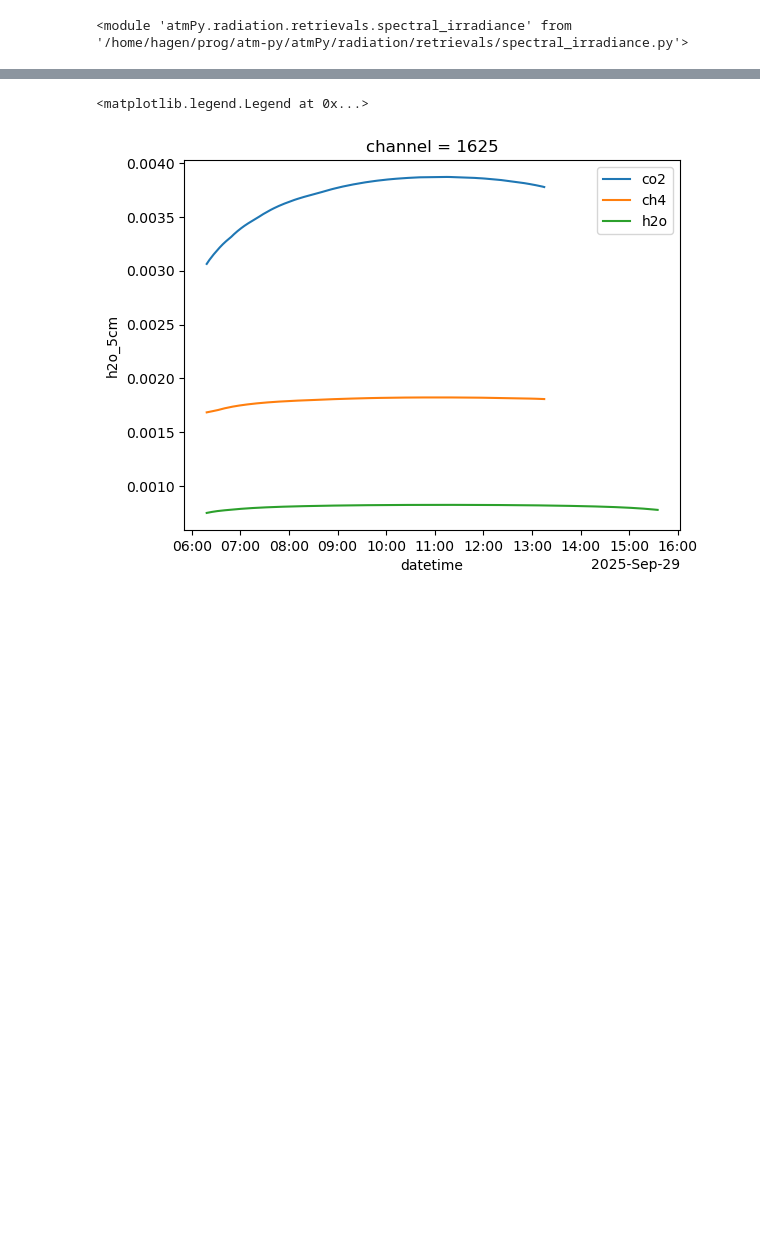
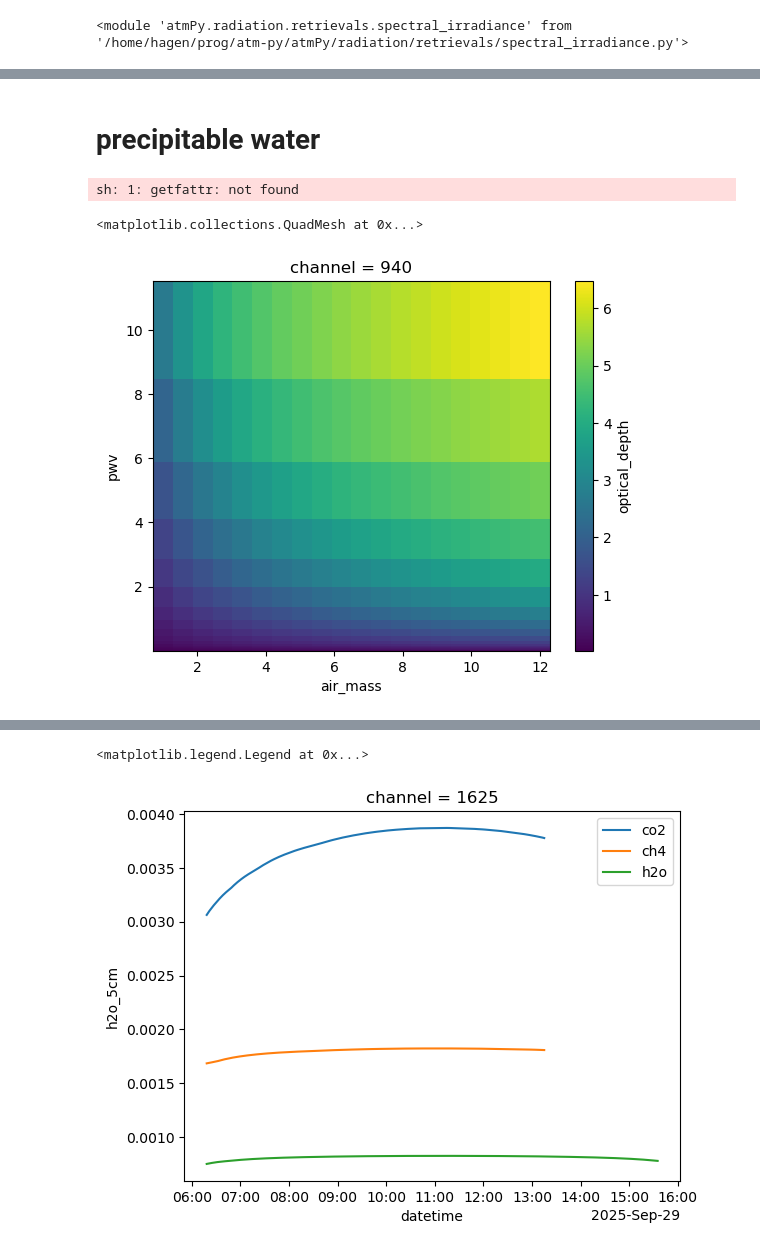
Before and after one commit to HagenTelg/cmpaign_2025_PMOD, a Jupyter notebook: aod_0929.ipynb, the cells around one changed output, grey strips where cells are left out. Saved outputs shown, nothing was run; the diff lists cells and outputs as text; code cells hidden in the pictures; blank space fills up the shorter version.

```diff
--- a/aod_0929.ipynb
+++ b/aod_0929.ipynb
@@ -102,0 +83,12 @@ dni648 = dni
+# %% [markdown]
+# precipitable water
+# %%
+p2pwd_lut = '/home/hagen/projecte/mfrsr2pwv/data/pwd_od_lut_648.nc'
+ds_pwdlut = xr.open_dataset(p2pwd_lut)
+# %% [output]
+sh: 1: getfattr: not found
+# %%
+ds_pwdlut.optical_depth.plot()
+# %% [output]
+<matplotlib.collections.QuadMesh at 0x...>
+[figure, added]
```
Also changed, not shown: parts of 22 cells of this notebook, 8 other files.
